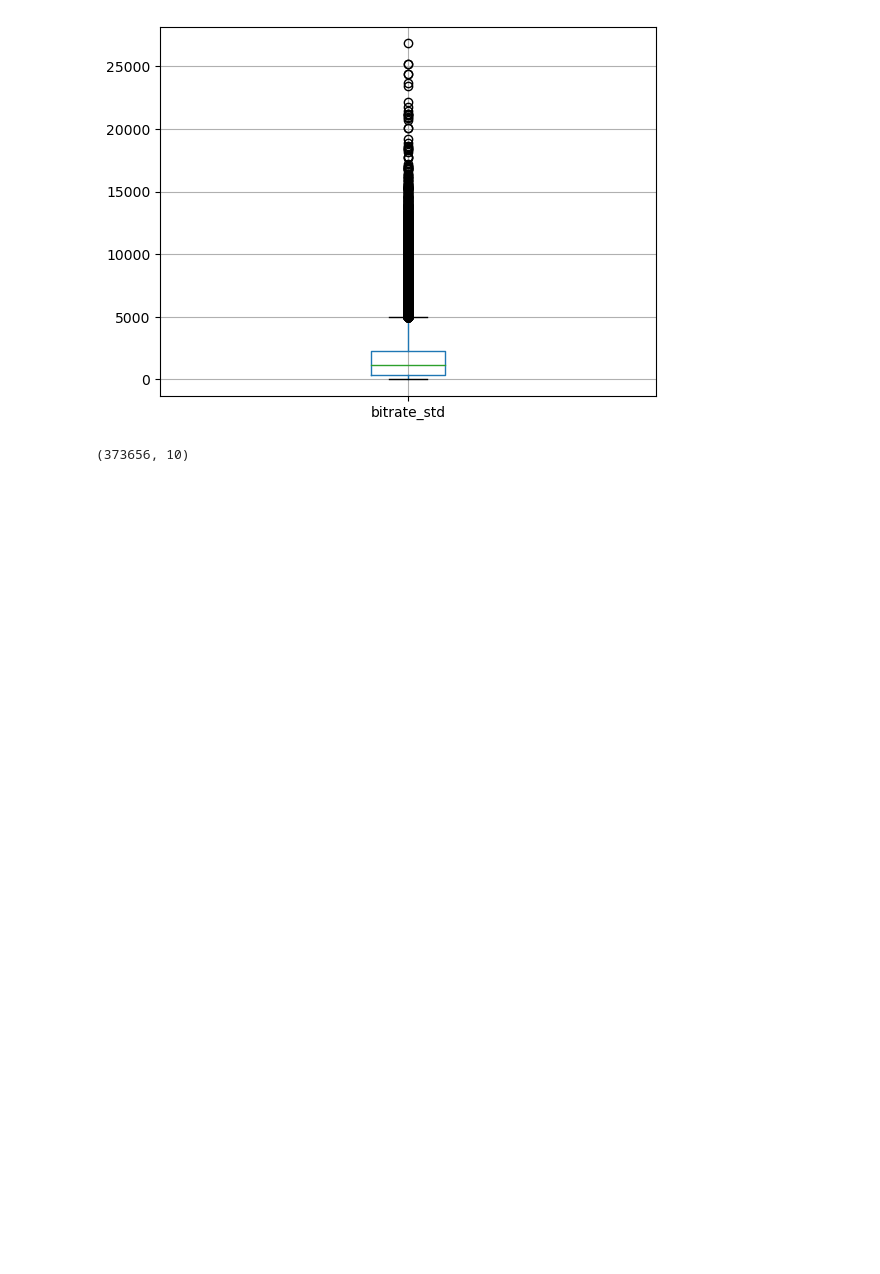
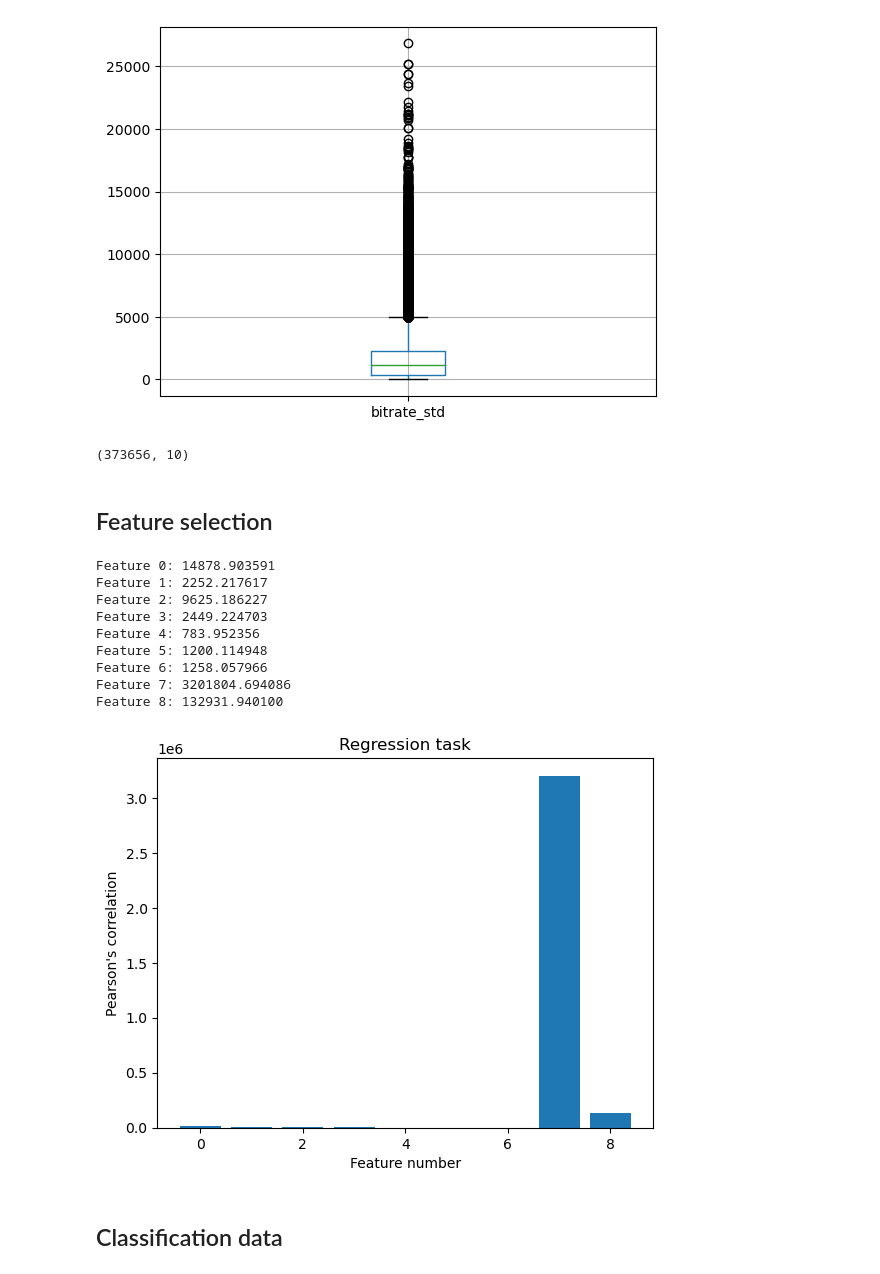
Before and after one commit to dslvt/ml-assignment-1, a Jupyter notebook: EDA.ipynb, the cells around one changed output. Saved outputs shown, nothing was run; the diff lists cells and outputs as text; code cells hidden in the pictures; blank space fills up the shorter version.

```diff
--- a/EDA.ipynb
+++ b/EDA.ipynb
@@ -169,3 +174,49 @@ bitrate_train = bitrate_train[bitrate_train['bitrate_std'] < 10000]
 bitrate_train.shape
 # %% [output]
 (373656, 10)
+# %% [markdown]
+## Feature selection
+# %%
+def select_features(X_train, y_train):
+	fs = SelectKBest(score_func=f_regression, k='all')
+	fs.fit(X_train, y_train)
+	return fs
+# %%
+X_reg = bitrate_train[
+    [
+        "fps_mean",
+        "fps_std",
+        "rtt_mean",
+        "rtt_std",
+        "dropped_frames_mean",
+        "dropped_frames_std",
+        "dropped_frames_max",
+        "bitrate_mean",
+        "bitrate_std",
+    ]
+]
+y_reg = bitrate_train[["target"]]
+# %%
+fs = select_features(X_reg, y_reg)
+
+for i in range(len(fs.scores_)):
+	print('Feature %d: %f' % (i, fs.scores_[i]))
+# plot the scores
+plt.title('Regression task')
+plt.xlabel('Feature number')
+plt.ylabel("Pearson's correlation")
+plt.bar([i for i in range(len(fs.scores_))], fs.scores_)
+plt.show()
+# %% [output]
+Feature 0: 14878.903591
+Feature 1: 2252.217617
+Feature 2: 9625.186227
+Feature 3: 2449.224703
+Feature 4: 783.952356
+Feature 5: 1200.114948
+Feature 6: 1258.057966
+Feature 7: 3201804.694086
+Feature 8: 132931.940100
+[figure, added]
+# %% [markdown]
+## Classification data
```
Also changed, not shown: parts of 28 cells of this notebook, 6 other files.
